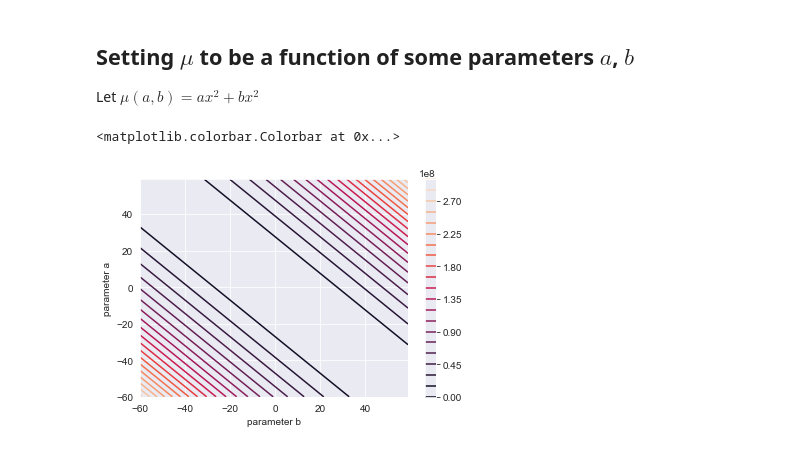
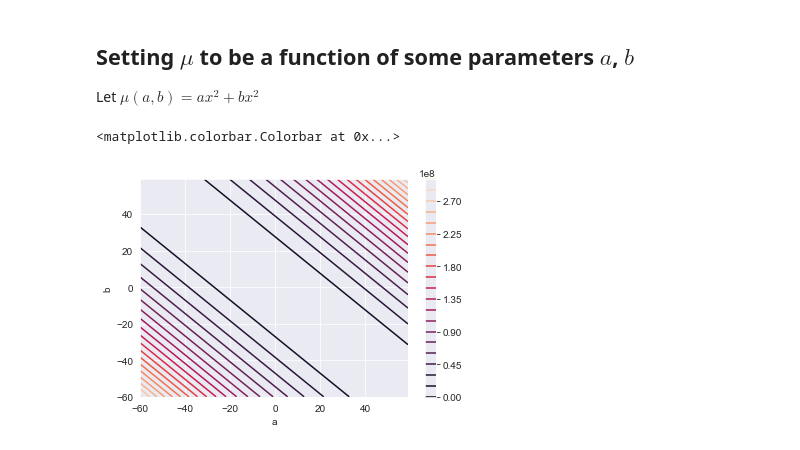
Before and after one commit to jakegodsall/non-analytic-minimisation, a Jupyter notebook: theory.ipynb, the cells around one changed output. Saved outputs shown, nothing was run; the diff lists cells and outputs as text; code cells hidden in the pictures.

```diff
--- a/theory.ipynb
+++ b/theory.ipynb
@@ -127,25 +127,25 @@ def likelihood(params, x):
 # %%
 a = np.arange(-60, 60, 1)
 b = np.arange(-60, 60, 1)
 
 aa, bb = np.meshgrid(a, b, indexing='ij')
 
 values = np.array((aa, bb)).T.reshape(-1, 2)
 
 likelihood_values = np.zeros(values.shape[0])
 
 for idx, val in enumerate(values):
     likelihood_values[idx] = likelihood(val, sample)
 
 likelihood_values
 
 plt.contour(aa, bb, likelihood_values.reshape(aa.shape), 20)
-plt.ylabel("parameter a")
-plt.xlabel("parameter b")
+plt.ylabel("b")
+plt.xlabel("a")
 plt.colorbar()
 # %% [output]
 <matplotlib.colorbar.Colorbar at 0x...>
-[figure, old version]
+[figure, new version]
 # %%
 initial_guess = rng.random(2)
 
```
Also changed, not shown: parts of 2 cells of this notebook.
